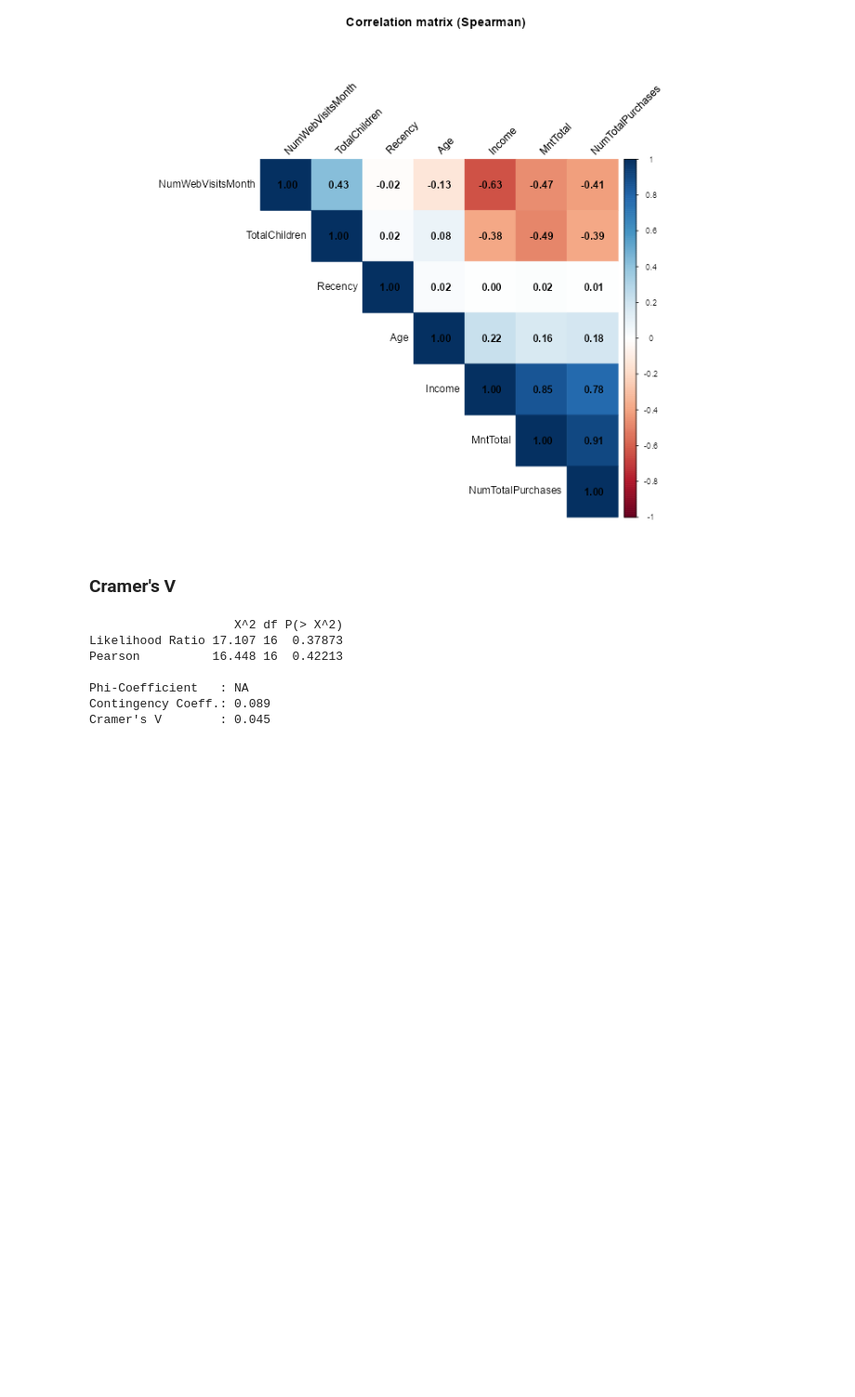
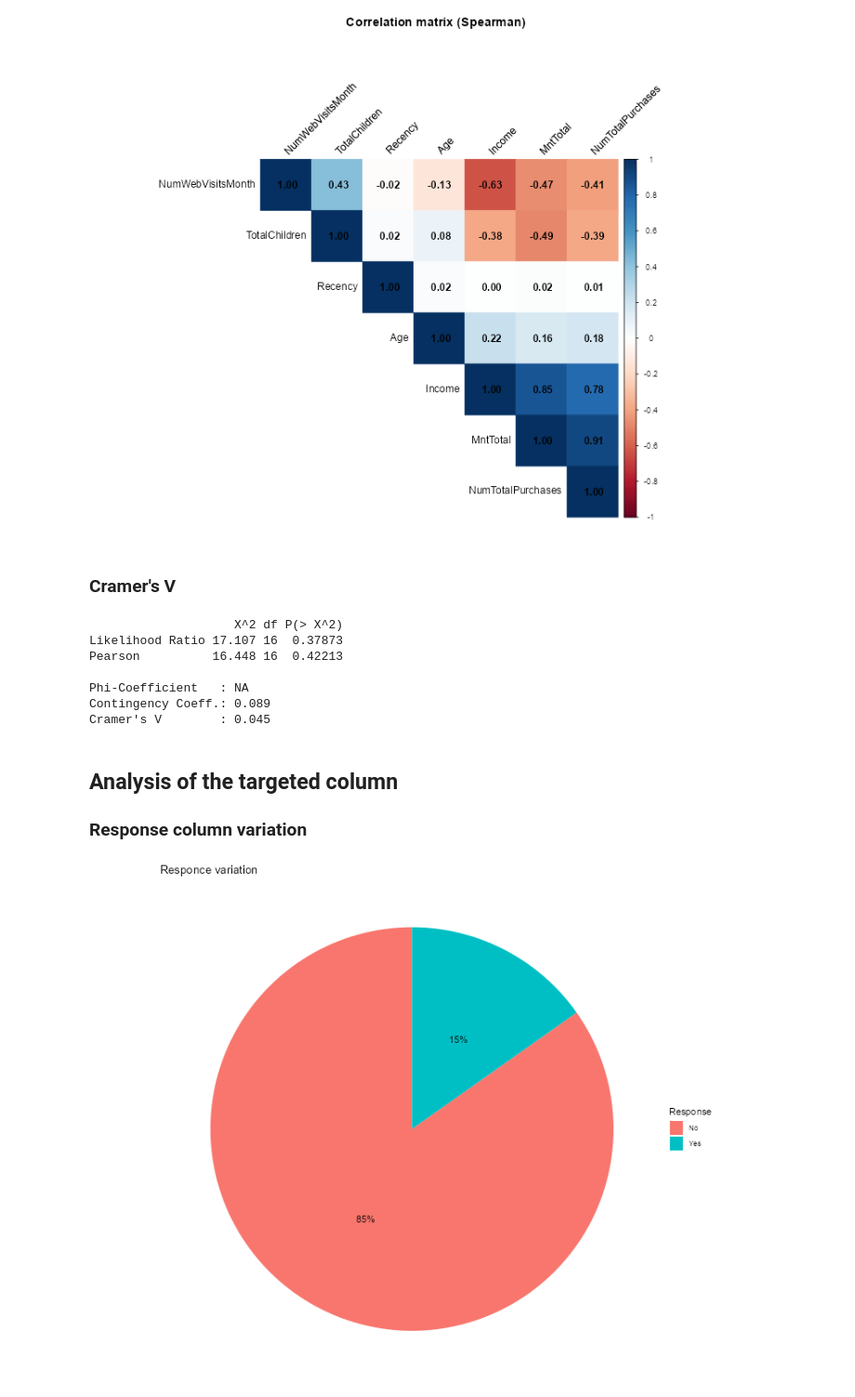
Before and after one commit to emissuu/UniTasks, a Jupyter notebook: R/Lab2/Main.ipynb, the cells around one changed output. Shown at 93% size. Cells and saved outputs as stored; diff of their text form; code cells hidden in the pictures; blank space fills up the shorter version.

Commit message:
R\Lab2\Progress on targeted analysis

```diff
--- a/R/Lab2/Main.ipynb
+++ b/R/Lab2/Main.ipynb
@@ -18,6 +18,7 @@ library(vcd)
 library(car)
 
 seed <- 16
+analysis_date <- as.Date("2015-01-01")
 
 data <- read.csv("data\\data.csv")
 cat("General data overview:\n")
@@ -102,10 +69,10 @@ data_clean <- data_clean |>
 # Adding some new characteristics
 data_clean <- data_clean |>
   mutate(
-    Age = as.integer(format(Sys.Date(), "%Y")) - Year_Birth,
+    Age = as.integer(format(analysis_date, "%Y")) - Year_Birth,
     MntTotal = MntWines + MntFruits + MntMeatProducts + MntFishProducts + MntSweetProducts + MntGoldProds,
     NumTotalPurchases = NumWebPurchases + NumCatalogPurchases + NumStorePurchases,
-    DaysCustomer = as.integer(as.Date(Sys.Date()) - Dt_Customer),
+    DaysCustomer = as.integer(analysis_date - Dt_Customer),
     HasChildren = as.logical(ifelse(Kidhome > 0 | Teenhome > 0, 1, 0)),
     TotalChildren = Kidhome + Teenhome
   )
@@ -232,3 +203,18 @@ Pearson          16.448 16  0.42213
 Phi-Coefficient   : NA
 Contingency Coeff.: 0.089
 Cramer's V        : 0.045
+# %% [markdown]
+## Analysis of the targeted column
+### Response column variation
+# %%
+data_clean <- data_clean |>
+  mutate(Response = factor(Response, labels = c("No", "Yes")))
+
+ggplot(data_clean, aes(x = "", fill = Response)) +
+  geom_bar(width = 1) +
+  coord_polar(theta = "y") +
+  labs(title = "Responce variation") +
+  geom_text(aes(label = scales::percent(..count../sum(..count..))), stat = "count", position = position_stack(vjust = 0.5)) +
+  theme_void()
+# %% [output]
+[figure, added]
```
Also changed, not shown: parts of 20 cells of this notebook, 1 other file.
